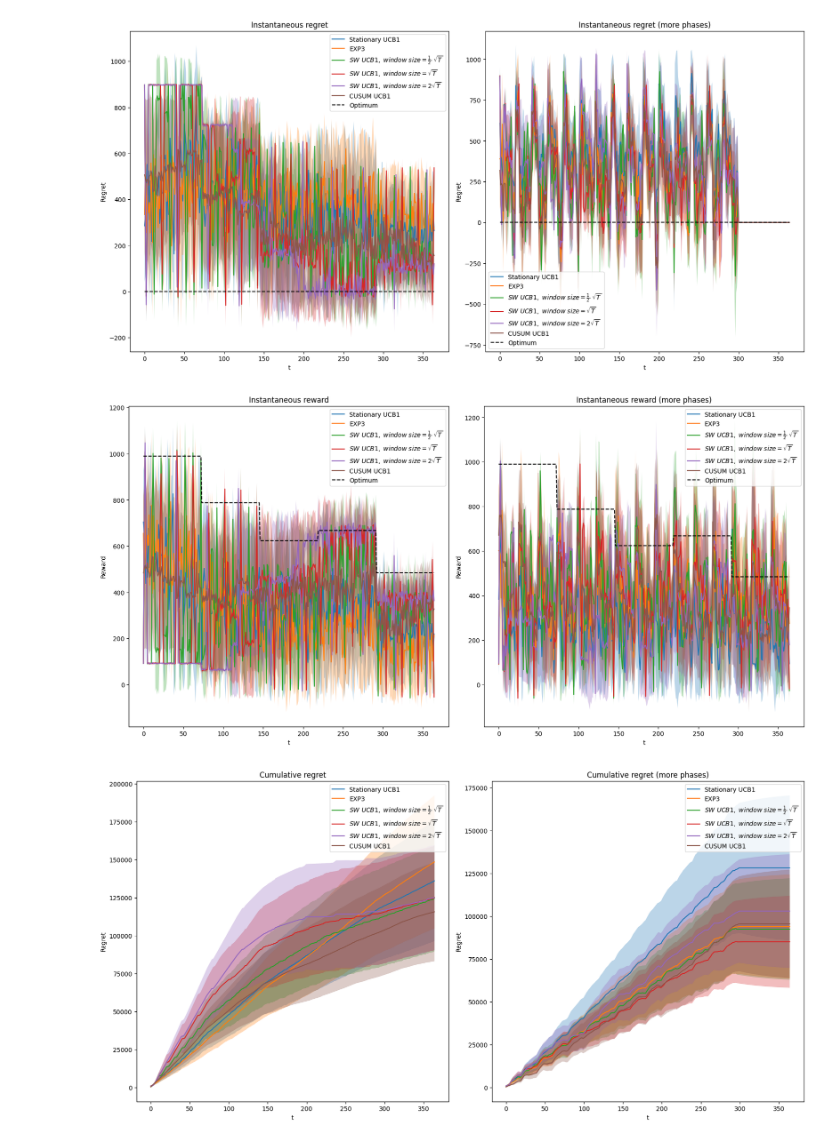
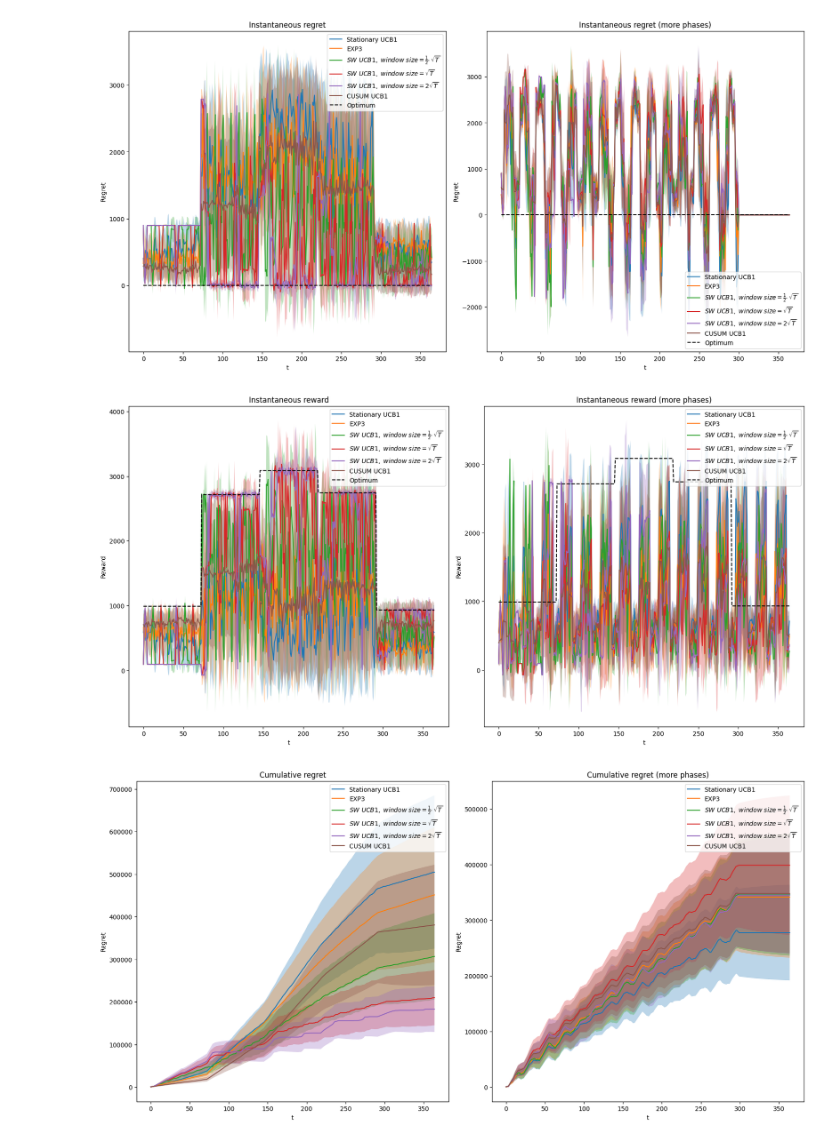
Before and after one commit to dav-G/OLA-Project, a Jupyter notebook: step6_tmp/step6 (new EXP3).ipynb, the cells around one changed output. Cells and saved outputs as stored; diff of their text form; code cells hidden in the pictures.

```diff
--- a/step6_tmp/step6 (new EXP3).ipynb
+++ b/step6_tmp/step6 (new EXP3).ipynb
@@ -23,10 +23,10 @@ c1 = UserClass(
     np.array([10, 20, 30, 40, 50]),
     np.array([
         [0.95, 0.70, 0.53, 0.28, 0.14],
-        [0.80, 0.65, 0.43, 0.15, 0.05],
-        [0.75, 0.64, 0.26, 0.12, 0.02],
-        [0.65, 0.68, 0.12, 0.16, 0.12],
-        [0.54, 0.42, 0.28, 0.11, 0.01]
+        [0.05, 0.25, 0.83, 0.95, 0.45],
+        [0.75, 0.64, 0.06, 0.62, 0.82],
+        [0.25, 0.18, 0.12, 0.96, 0.32],
+        [0.84, 0.92, 0.28, 0.11, 0.01]
     ])
 )
 
@@ -429,33 +429,33 @@ dataset = np.array([
             [swucb_w2_long_cum_reward, swucb_w2_long_cumstd_reward]
         ],
         [
             [swucb_w3_long_regret, swucb_w3_long_std_regret],
             [swucb_w3_long_inst_reward, swucb_w3_long_std_reward],
             [swucb_w3_long_cum_regret, swucb_w3_long_cumstd_regret],
             [swucb_w3_long_cum_reward, swucb_w3_long_cumstd_reward]
         ],
         [
             [cducb_long_regret, cducb_long_std_regret],
             [cducb_long_inst_reward, cducb_long_std_reward],
             [cducb_long_cum_regret, cducb_long_cumstd_regret],
             [cducb_long_cum_reward, cducb_long_cumstd_reward]
         ]
     ]
 ])
 
 titles = ["Instantaneous regret", "Instantaneous reward", "Cumulative regret", "Cumulative reward"]
 
 ucb1_label = "Stationary UCB1"
 exp3_label = "EXP3"
 swucb_w1_label = r"$SW\ UCB1,\ window\ size=\frac{1}{2}\ \sqrt{T}$"
 swucb_w2_label = r"$SW\ UCB1,\ window\ size=\sqrt{T}$"
 swucb_w3_label = r"$SW\ UCB1,\ window\ size=2 \sqrt{T}$"
 cducb_label = "CUSUM UCB1"
 labels = [ucb1_label, exp3_label, swucb_w1_label, swucb_w2_label, swucb_w3_label, cducb_label]
 
 plotter = Plotter(dataset, optimum_per_round, titles, labels, T)
 plotter.subplots()
 # %% [output]
-[figure, old version]
+[figure, new version]
-[figure, old version]
+[figure, new version]
-[figure, old version]
+[figure, new version]
```
Also changed, not shown: parts of 1 cell of this notebook, 6 other files.
